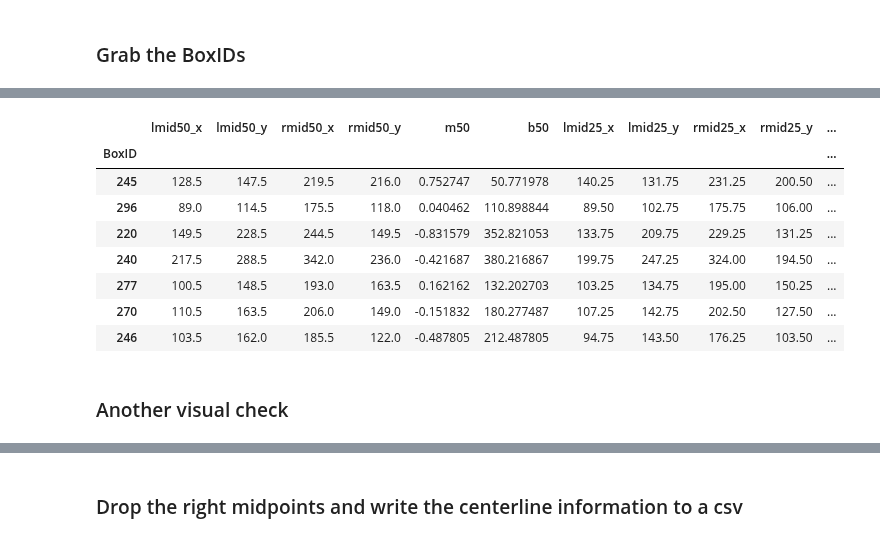
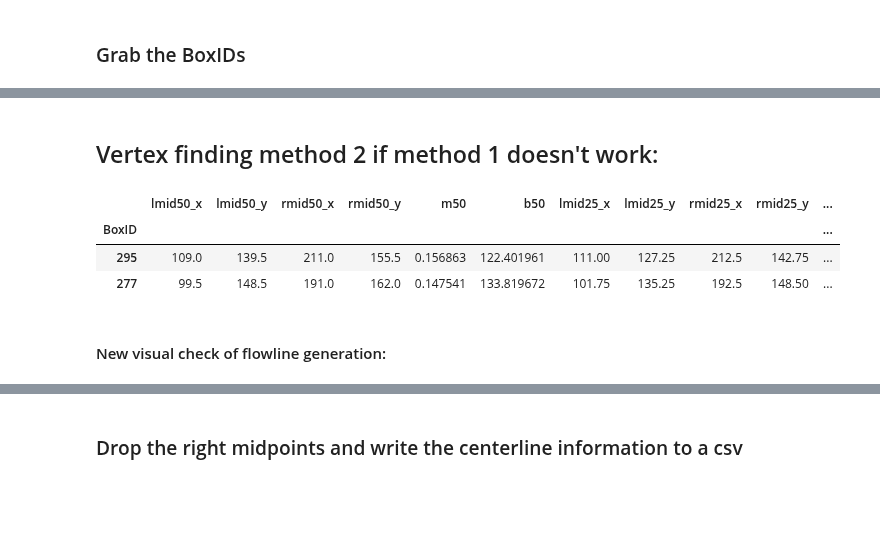
Before and after one commit to jukesliu/automated-glacier-terminus, a Jupyter notebook: 3_AnalyzeResults.ipynb, the cells around one changed output, grey strips where cells are left out. Saved outputs shown, nothing was run; the diff lists cells and outputs as text; code cells hidden in the pictures; blank space fills up the shorter version.

```diff
--- a/3_AnalyzeResults.ipynb
+++ b/3_AnalyzeResults.ipynb
@@ -39,7 +46,0 @@ The vertices of the glacier terminus box will be used to calculate a midpoint of
-# %%
-# convert rasterized, rotated boxes to shapefiles:
-for BoxID in BoxIDs:
-#     if BoxID == '270':
-        boxpath = "/media/jukes/jukes1/LS8aws/Box"+BoxID+"/rotated_c1/R_Box"+BoxID+"_raster_cut"
-        polygonize='gdal_polygonize.py '+boxpath+'.pgm -f "ESRI Shapefile" '+boxpath+'.shp'
-        subprocess.call(polygonize, shell=True)
@@ -131,0 +47,4 @@ plt.show()
+# %%
+dim_df = pd.read_csv(basepath+'Buffdist_SE_2.csv', sep=',', dtype=str)
+dim_df = dim_df.set_index('BoxID')
+dim_df
@@ -132,3 +231,11 @@ plt.show()
+# %% [markdown]
+## Vertex finding method 2 if method 1 doesn't work:
+# %%
+# identify trouble boxes:
+BoxIDs = ['295', '277']
+
+# drop from total_df
+total_df = total_df.drop(BoxIDs)
 # %%
 #create dictionary to store the all coordinates of the box rasters
 boxes_xcoords = {}; boxes_ycoords = {}
@@ -158,35 +265,6 @@ for BoxID in BoxIDs:
         bottomleft = [166.0, 426.0]
         topright = [386.0, 169.0]
         bottomright = [435.0, 239.0]
-    elif BoxID == '245':
-        topright = [np.max(xindices), yindices[np.where(xindices == np.max(xindices))[0][0]]]
-        xy = xindices*yindices
-        min_xy_i = np.where(xy == np.nanmin(xy))[0][0]  #Find the x and y pair corresponding to that lowest xy
-        topleft = [xindices[min_xy_i], yindices[min_xy_i]]
-
-        max_xy = np.nanmax(xy)
-        max_xy_i = np.where(xy == max_xy)[0][0]
-        bottomright = [xindices[max_xy_i], yindices[max_xy_i]]
-
-        y_x = yindices/xindices
-        max_y_x = np.nanmax(y_x) #Find the highest y/x value
-        max_y_x_i = np.where(y_x == max_y_x)[0][0]
-        bottomleft = [xindices[max_y_x_i], yindices[max_y_x_i]]
-    elif BoxID == '220':
-        xy = xindices*yindices
-        min_xy_i = np.where(xy == np.nanmin(xy))[0][0]  #Find the x and y pair corresponding to that lowest xy
-        topleft = [xindices[min_xy_i], yindices[min_xy_i]]
-        bottomleft = [xindices[np.where(yindices == np.max(yindices))[0][0]], np.max(yindices)]
-        bottomright = [np.max(xindices), yindices[np.where(xindices == np.max(xindices))[0][0]]]
-        x_y = xindices/yindices
-        max_x_y = np.nanmax(x_y)  # find highest x/y value
-        max_x_y_i = np.where(x_y == max_x_y)[0][0]  #Find the x, y pair correpsonding to the maximum x/y using the index
-        topright = [xindices[max_x_y_i], yindices[max_x_y_i]]
-    elif BoxID == '277':
-        topleft = [106.0, 121.0]
-        topright = [197.0, 137.0]
-        bottomleft = [95.0, 176.0]
-        bottomright = [189.0, 190.0]
     else:
         #1A) FIND THE TOP LEFT COORDINATES (min x and min y)
         xy = xindices*yindices
@@ -232,44 +310,39 @@ for BoxID in BoxIDs:
     # 1/2 flowline
     m = (midpoint_r_y - midpoint_y)/(midpoint_r_x - midpoint_x);b = midpoint_y - (m*midpoint_x)
     # 1/4 flowline
     m025 = (mid_r025_y-mid_l025_y)/(mid_r025_x-mid_l025_x); b025 = mid_l025_y - (m*mid_l025_x)
     # 3/4 flowline
     m075 = (mid_r075_y-mid_l075_y)/(mid_r075_x-mid_l075_x); b075 = mid_l075_y - (m*mid_l075_x)
 
     # append BoxIDs, slopes, intercepts, midpoints, and centerlines to lists
     boxes.append(BoxID);
     midpoints_x.append(midpoint_x); midpoints_y.append(midpoint_y)
     midpoints_r_x.append(midpoint_r_x); midpoints_r_y.append(midpoint_r_y)
     mids_l025_x.append(mid_l025_x); mids_l025_y.append(mid_l025_y);
     mids_r025_x.append(mid_r025_x); mids_r025_y.append(mid_r025_y)
     mids_l075_x.append(mid_l075_x) ;mids_l075_y.append(mid_l075_y) ;
     mids_r075_x.append(mid_r075_x) ;mids_r075_y.append(mid_r075_y)
     slope_50.append(m); intercept_50.append(b);
     slope_25.append(m025); intercept_25.append(b025)
     slope_75.append(m075); intercept_75.append(b075)
 
 # create a dataframe
-total_df = pd.DataFrame(list(zip(boxes, midpoints_x, midpoints_y, midpoints_r_x, midpoints_r_y, slope_50,
+df2 = pd.DataFrame(list(zip(boxes, midpoints_x, midpoints_y, midpoints_r_x, midpoints_r_y, slope_50,
                                  intercept_50, mids_l025_x, mids_l025_y, mids_r025_x, mids_r025_y, slope_25,
                                  intercept_25, mids_l075_x, mids_l075_y, mids_r075_x, mids_r075_y, slope_75,
                                 intercept_75)),
                         columns=['BoxID', 'lmid50_x', 'lmid50_y', 'rmid50_x','rmid50_y', 'm50', 'b50',
                                  'lmid25_x', 'lmid25_y','rmid25_x','rmid25_y', 'm25', 'b25',
                                  'lmid75_x', 'lmid75_y', 'rmid75_x','rmid75_y', 'm75', 'b75'])
 
-total_df = total_df.drop_duplicates().set_index('BoxID')
-total_df
+df2 = df2.set_index('BoxID')
+df2
 # %% [output]
 |  | lmid50_x | lmid50_y | rmid50_x | rmid50_y | m50 | b50 | lmid25_x | lmid25_y | rmid25_x | rmid25_y | ... |
 | BoxID |  |  |  |  |  |  |  |  |  |  | ... |
-| 245 | 128.5 | 147.5 | 219.5 | 216.0 | 0.752747 | 50.771978 | 140.25 | 131.75 | 231.25 | 200.50 | ... |
-| 296 | 89.0 | 114.5 | 175.5 | 118.0 | 0.040462 | 110.898844 | 89.50 | 102.75 | 175.75 | 106.00 | ... |
-| 220 | 149.5 | 228.5 | 244.5 | 149.5 | -0.831579 | 352.821053 | 133.75 | 209.75 | 229.25 | 131.25 | ... |
-| 240 | 217.5 | 288.5 | 342.0 | 236.0 | -0.421687 | 380.216867 | 199.75 | 247.25 | 324.00 | 194.50 | ... |
-| 277 | 100.5 | 148.5 | 193.0 | 163.5 | 0.162162 | 132.202703 | 103.25 | 134.75 | 195.00 | 150.25 | ... |
-| 270 | 110.5 | 163.5 | 206.0 | 149.0 | -0.151832 | 180.277487 | 107.25 | 142.75 | 202.50 | 127.50 | ... |
-| 246 | 103.5 | 162.0 | 185.5 | 122.0 | -0.487805 | 212.487805 | 94.75 | 143.50 | 176.25 | 103.50 | ... |
+| 295 | 109.0 | 139.5 | 211.0 | 155.5 | 0.156863 | 122.401961 | 111.00 | 127.25 | 212.5 | 142.75 | ... |
+| 277 | 99.5 | 148.5 | 191.0 | 162.0 | 0.147541 | 133.819672 | 101.75 | 135.25 | 192.5 | 148.50 | ... |
 # %% [markdown]
-### Another visual check
+#### New visual check of flowline generation:
 # %%
 # Choose which glacier BoxID to check:
```
Also changed, not shown: parts of 19 cells of this notebook, 6 other files.
